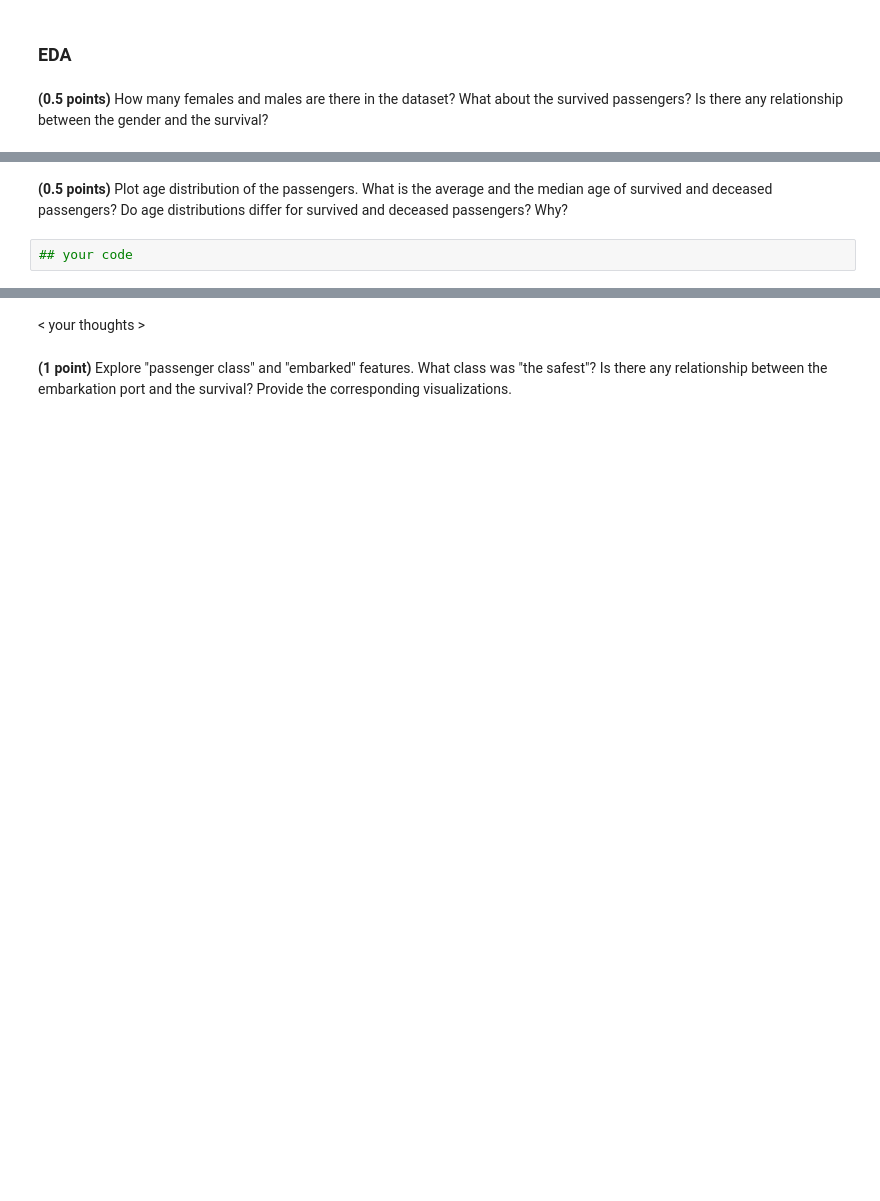
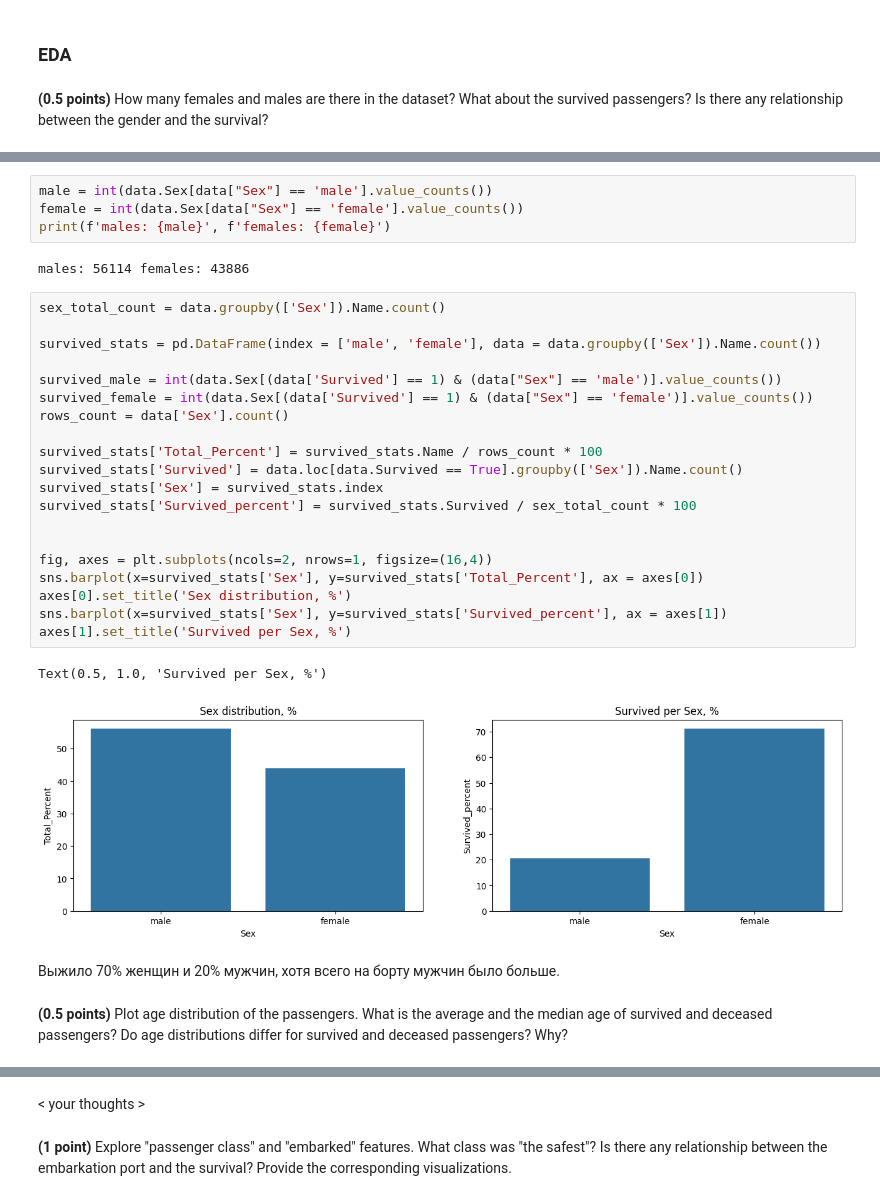
Before and after one commit to kri1mka/ml-intro, a Jupyter notebook: 5_classification_linear_knn/hw_classification.ipynb, the cells around one changed output, grey strips where cells are left out. Drawn from its saved outputs; the diff is of its cells as text; blank space fills up the shorter version.

```diff
--- a/5_classification_linear_knn/hw_classification.ipynb
+++ b/5_classification_linear_knn/hw_classification.ipynb
@@ -675,4 +697,33 @@ data.head()
+# %%
+male = int(data.Sex[data["Sex"] == 'male'].value_counts())
+female = int(data.Sex[data["Sex"] == 'female'].value_counts())
+print(f'males: {male}', f'females: {female}')
+# %% [output]
+males: 56114 females: 43886
+# %%
+sex_total_count = data.groupby(['Sex']).Name.count()
+
+survived_stats = pd.DataFrame(index = ['male', 'female'], data = data.groupby(['Sex']).Name.count())
+
+survived_male = int(data.Sex[(data['Survived'] == 1) & (data["Sex"] == 'male')].value_counts())
+survived_female = int(data.Sex[(data['Survived'] == 1) & (data["Sex"] == 'female')].value_counts())
+rows_count = data['Sex'].count()
+
+survived_stats['Total_Percent'] = survived_stats.Name / rows_count * 100
+survived_stats['Survived'] = data.loc[data.Survived == True].groupby(['Sex']).Name.count()
+survived_stats['Sex'] = survived_stats.index
+survived_stats['Survived_percent'] = survived_stats.Survived / sex_total_count * 100
+
+
+fig, axes = plt.subplots(ncols=2, nrows=1, figsize=(16,4))
+sns.barplot(x=survived_stats['Sex'], y=survived_stats['Total_Percent'], ax = axes[0])
+axes[0].set_title('Sex distribution, %')
+sns.barplot(x=survived_stats['Sex'], y=survived_stats['Survived_percent'], ax = axes[1])
+axes[1].set_title('Survived per Sex, %')
+# %% [output]
+Text(0.5, 1.0, 'Survived per Sex, %')
+[figure, added]
+# %% [markdown]
+Выжило 70% женщин и 20% мужчин, хотя всего на борту мужчин было больше.
 # %% [markdown]
 **(0.5 points)** Plot age distribution of the passengers. What is the average and the median age of survived and deceased passengers? Do age distributions differ for survived and deceased passengers? Why?
-# %%
-## your code
```
Also changed, not shown: parts of 46 cells of this notebook, 1 other file.
